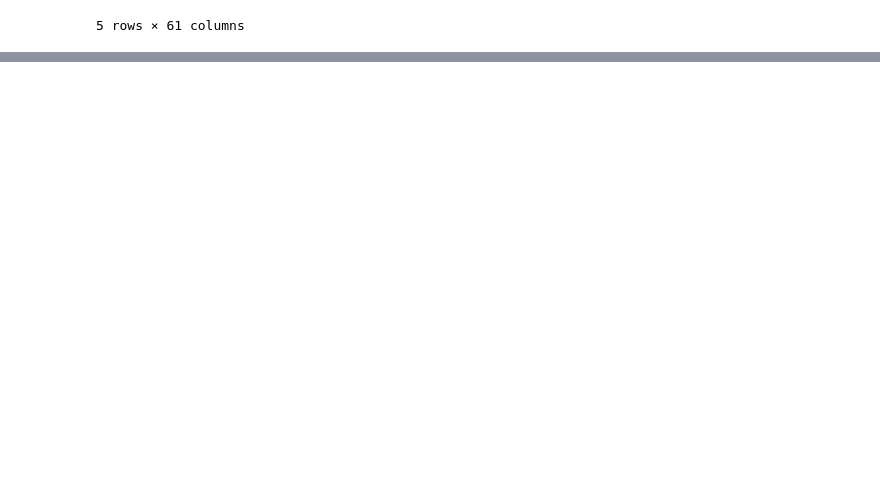
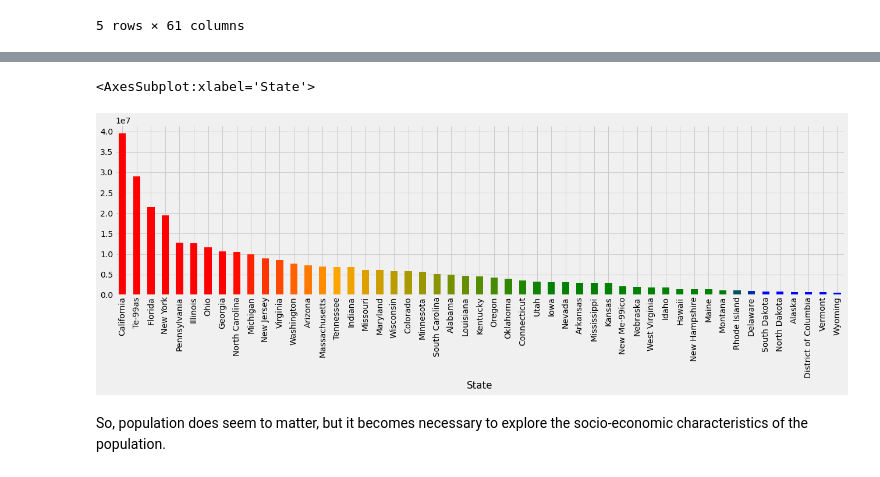
Before and after one commit to shikshyadhikari9/County_Health_Data, a Jupyter notebook: Working with County Data in MySQL.ipynb, the cells around one changed output, grey strips where cells are left out. Saved outputs shown, nothing was run; the diff lists cells and outputs as text; code cells hidden in the pictures; blank space fills up the shorter version.

```diff
--- a/Working with County Data in MySQL.ipynb
+++ b/Working with County Data in MySQL.ipynb
@@ -52,0 +271,3 @@ county.head()
+# %%
+state1 = df.groupby('State')['Population'].sum().sort_values(ascending = False)
+print(state1)
@@ -52,0 +292,9 @@ county.head()
+# %%
+plt.style.use('fivethirtyeight')
+plt.figure(figsize= (20,5))
+state1.plot.bar(color = rvb(x/N))
+# %% [output]
+<AxesSubplot:xlabel='State'>
+[figure, added]
+# %% [markdown]
+So, population does seem to matter, but it becomes necessary to explore the socio-economic characteristics of the population.
```
Also changed, not shown: parts of 53 cells of this notebook.
